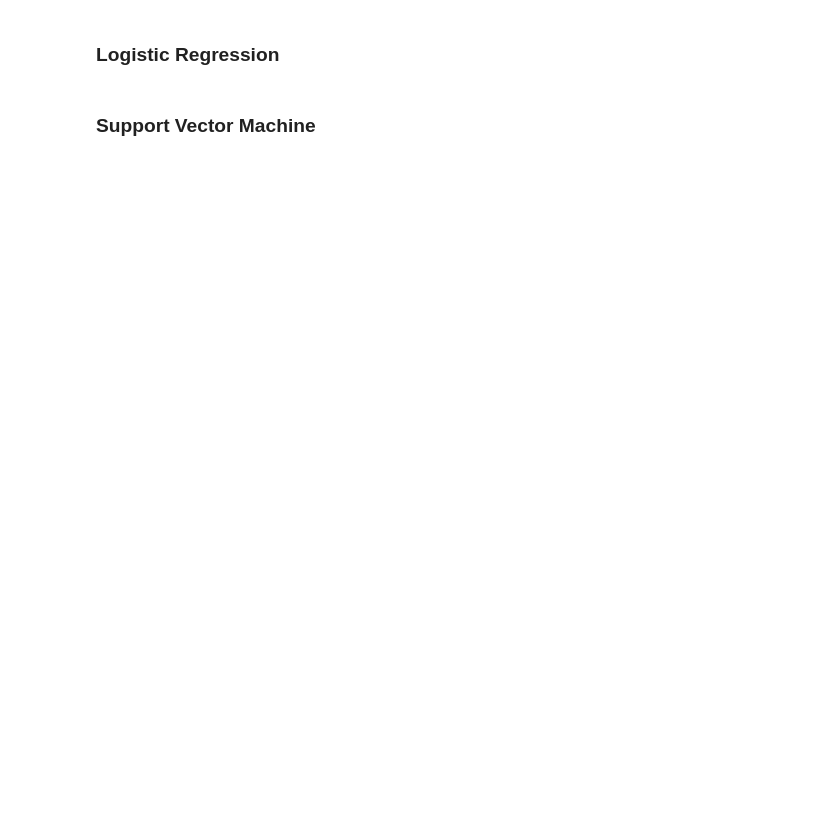
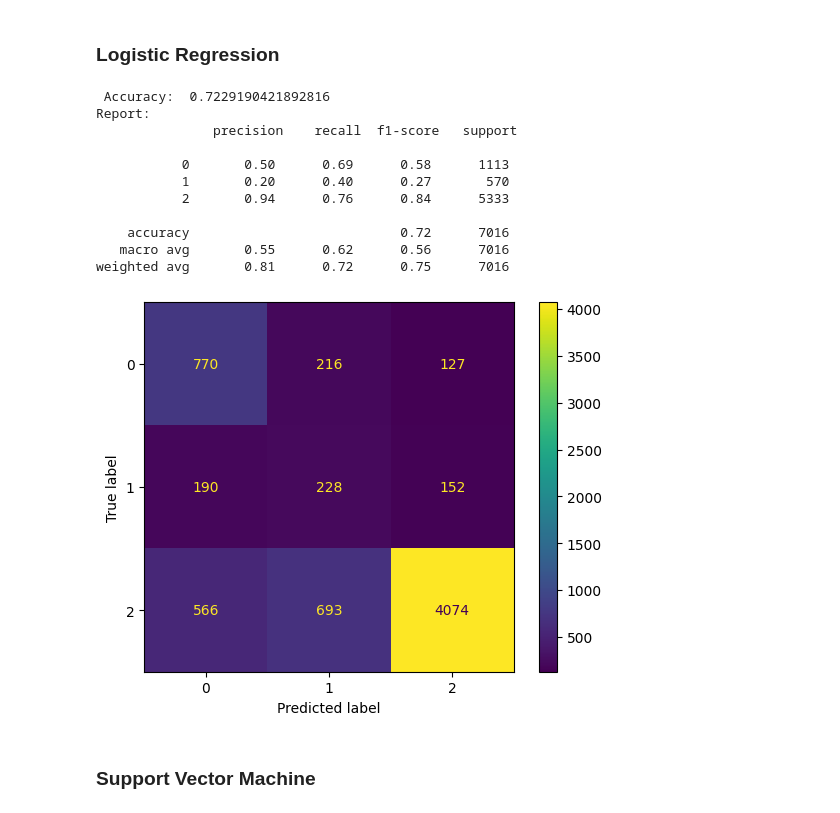
Before and after one commit to MarioAvolio/Amazon-Fine-Foods-reviews-Transformers-Text-Classification, a Jupyter notebook: Amazon_Fine_Food_Review_Text_Classification_with_Standard_approaches.ipynb, the cells around one changed output. Cells and saved outputs as stored; diff of their text form; code cells hidden in the pictures; blank space fills up the shorter version.

```diff
--- a/Amazon_Fine_Food_Review_Text_Classification_with_Standard_approaches.ipynb
+++ b/Amazon_Fine_Food_Review_Text_Classification_with_Standard_approaches.ipynb
@@ -378,7 +457,20 @@ mnb_classifier(X_train_balanced, y_train_balanced, X_test_dtm, y_test)
 # %% [markdown]
 ### Logistic Regression
 # %%
-lr_classifier(X_train_balanced, y_train_balanced, X_test_dtm, y_test)
+lr_classifier(X_train_dtm, y_train, X_test_dtm, y_test)
+# %% [output]
+ Accuracy:  0.7229190421892816
+Report:
+               precision    recall  f1-score   support
+
+           0       0.50      0.69      0.58      1113
+           1       0.20      0.40      0.27       570
+           2       0.94      0.76      0.84      5333
+
+    accuracy                           0.72      7016
+   macro avg       0.55      0.62      0.56      7016
+weighted avg       0.81      0.72      0.75      7016
+[figure, added]
 # %% [markdown]
 ### Support Vector Machine
 # %%
```
Also changed, not shown: parts of 72 cells of this notebook.
